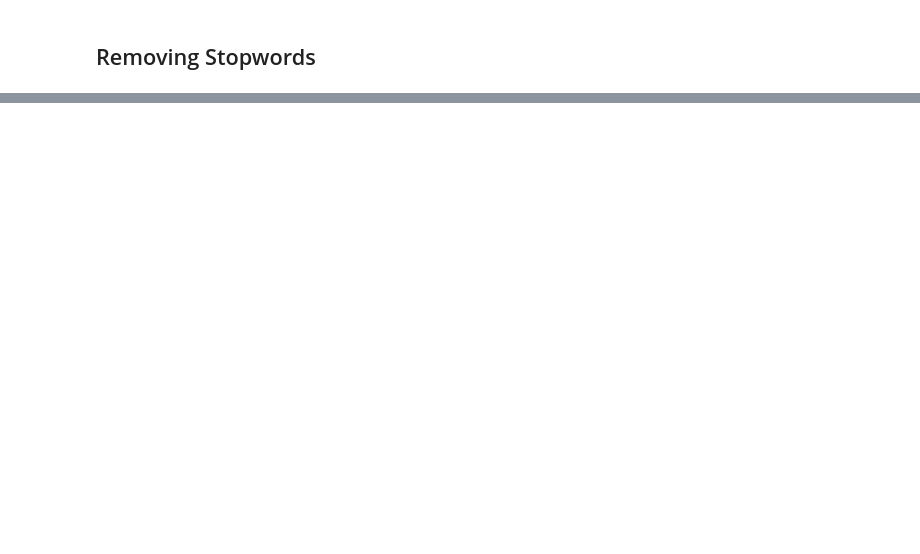
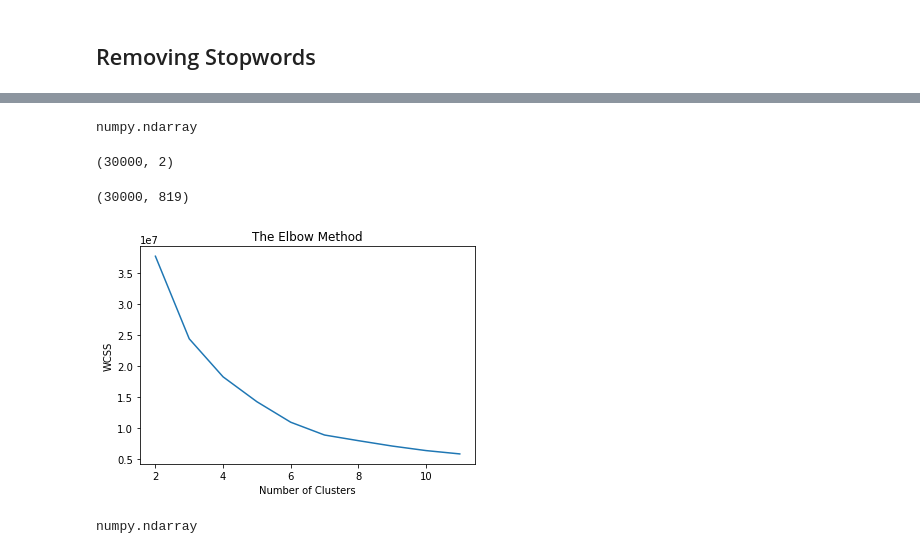
Before and after one commit to priyanships31/Company_Classification, a Jupyter notebook: Company_Classification.ipynb, the cells around one changed output, grey strips where cells are left out. Drawn from its saved outputs; the diff is of its cells as text; code cells hidden in the pictures; blank space fills up the shorter version.

```diff
--- a/Company_Classification.ipynb
+++ b/Company_Classification.ipynb
@@ -122,0 +252,2 @@ data['nav_link_text'] = data['nav_link_text'].apply(stemming)
+# %%
+df['homepage_text'] = df['homepage_text'].apply(remove_urls_punctuations)
@@ -122,0 +260,6 @@ data['nav_link_text'] = data['nav_link_text'].apply(stemming)
+# %%
+# create the object of tfid vectorizer
+tfid_vectorizer = TfidfVectorizer(max_df=0.9, min_df=0.05)
+
+# fit the vectorizer using the text data
+X = tfid_vectorizer.fit_transform(df['homepage_text'][0:30000])
@@ -122,0 +272,20 @@ data['nav_link_text'] = data['nav_link_text'].apply(stemming)
+# %%
+array = X.toarray()
+# %%
+from sklearn.manifold import TSNE
+
+
+data_new = TSNE(perplexity=30).fit_transform(array)
+# %%
+type(data_new)
+# %% [output]
+numpy.ndarray
+# %%
+data_new.shape
+# %% [output]
+(30000, 2)
+# %%
+df = pd.DataFrame(array)
+df.shape
+# %% [output]
+(30000, 819)
@@ -122,0 +296,24 @@ data['nav_link_text'] = data['nav_link_text'].apply(stemming)
+# %%
+
+wcss=[]
+for i in range(2,12):
+    kmeans=KMeans(n_clusters=i, init='k-means++',random_state=0)
+    kmeans.fit(data_new)
+    wcss.append(kmeans.inertia_)
+
+plt.plot(range(2,12),wcss)
+plt.title('The Elbow Method')
+plt.xlabel('Number of Clusters')
+plt.ylabel('WCSS')
+plt.show()
+# %% [output]
+[figure, added]
+# %%
+
+range_n_clusters = [2,3,4,5,6,7,8,10]
+# data_new = data_new.to_numpy()
+X = np.array(data_new)
+# data_new = data_new.iloc[:,:-1].values
+type(data_new)
+# %% [output]
+numpy.ndarray
```
Also changed, not shown: parts of 64 cells of this notebook.
